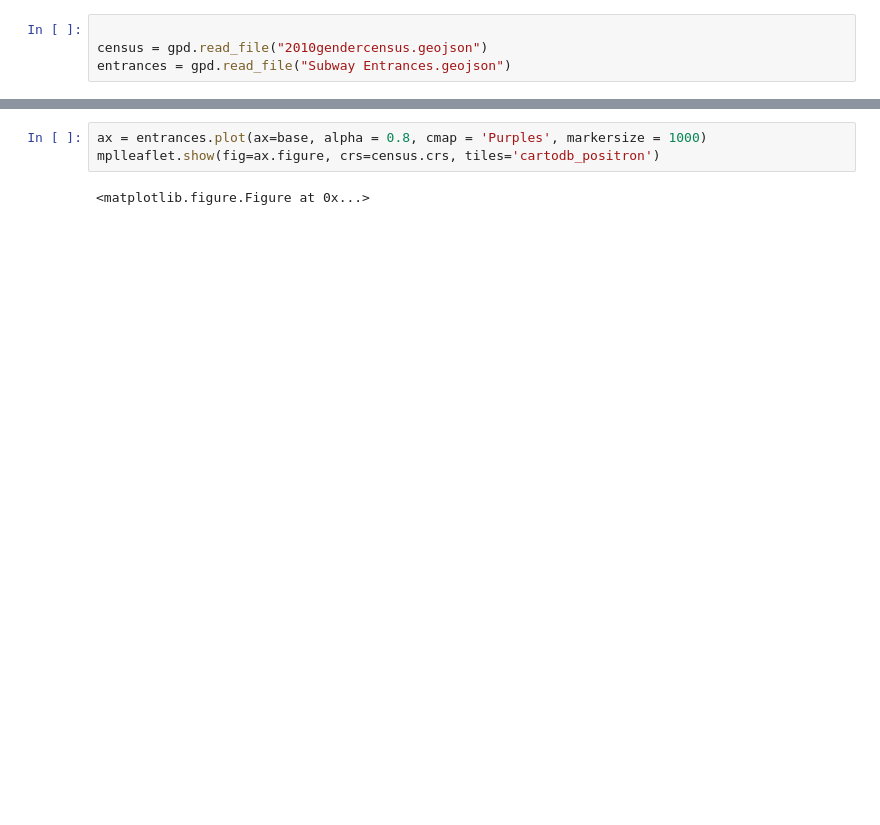
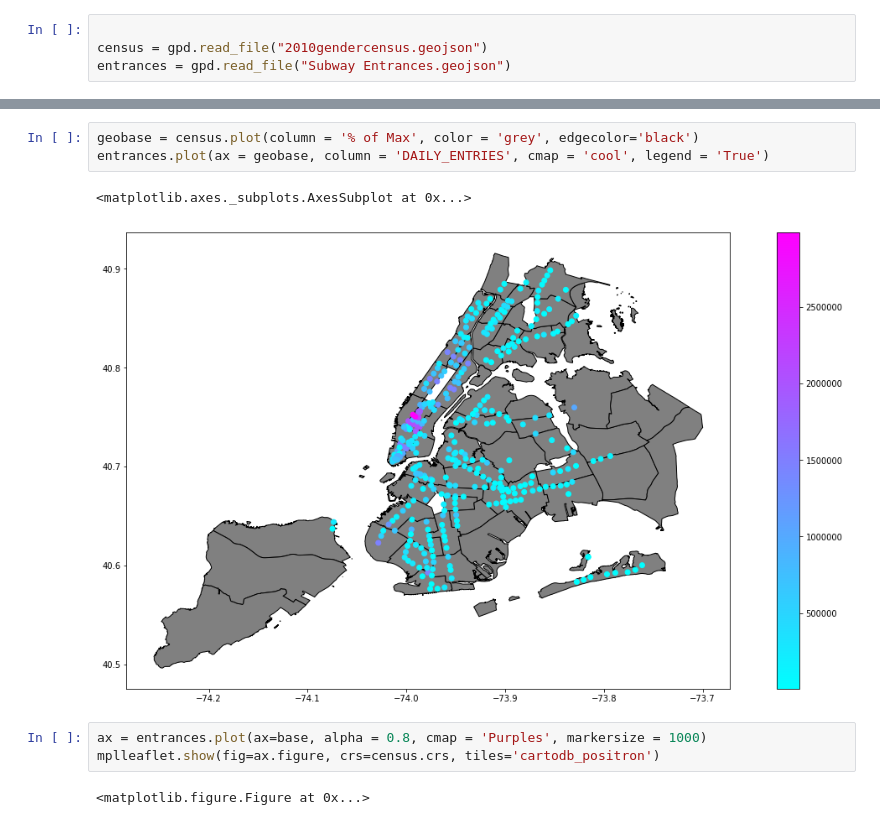
Before and after one commit to nalehc/gala_flyer_locations, a Jupyter notebook: geopandas_subway.ipynb, the cells around one changed output, grey strips where cells are left out. Drawn from its saved outputs; the diff is of its cells as text; blank space fills up the shorter version.

```diff
--- a/geopandas_subway.ipynb
+++ b/geopandas_subway.ipynb
@@ -31,3 +27,9 @@ entrances.plot(column = 'DAILY_ENTRIES', cmap = 'Purples')
+# %%
+geobase = census.plot(column = '% of Max', color = 'grey', edgecolor='black')
+entrances.plot(ax = geobase, column = 'DAILY_ENTRIES', cmap = 'cool', legend = 'True')
+# %% [output]
+<matplotlib.axes._subplots.AxesSubplot at 0x...>
+[figure, added]
 # %%
 ax = entrances.plot(ax=base, alpha = 0.8, cmap = 'Purples', markersize = 1000)
 mplleaflet.show(fig=ax.figure, crs=census.crs, tiles='cartodb_positron')
```
Also changed, not shown: parts of 3 cells of this notebook.
